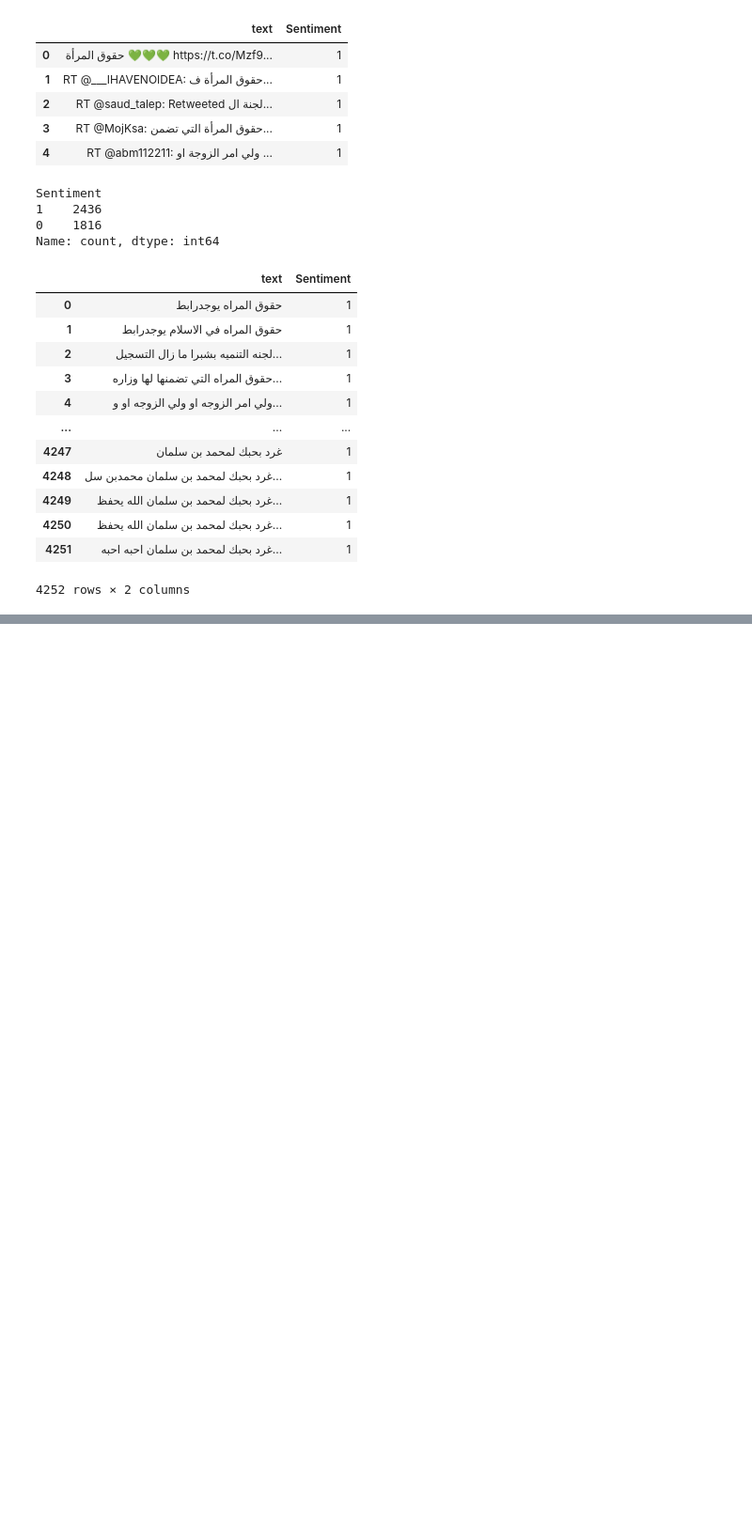
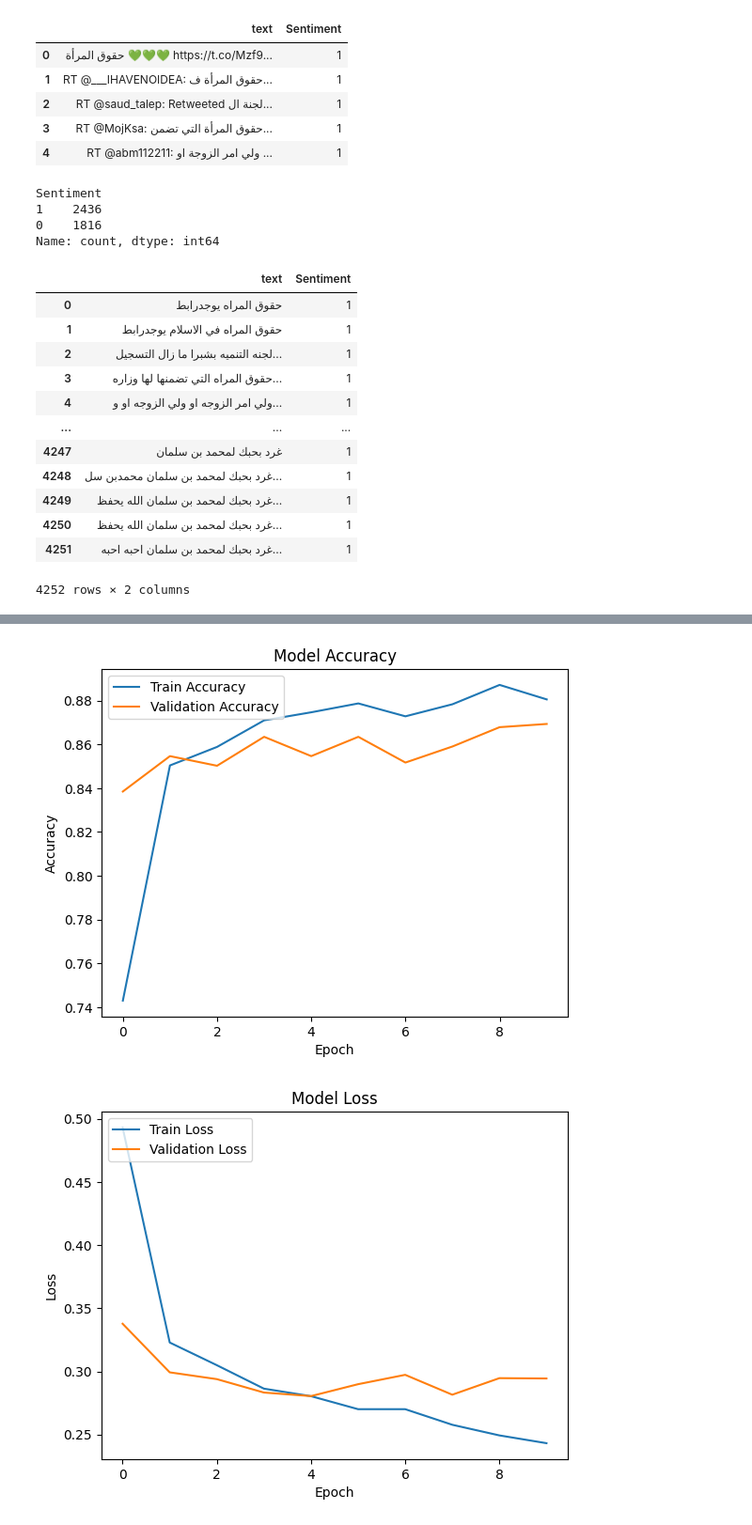
Before and after one commit to shaaleissa/Data-Mining-Project, a Jupyter notebook: FOR DS/the_model_for_hneen.ipynb, the cells around one changed output, grey strips where cells are left out. Shown at 94% size. Cells and saved outputs as stored; diff of their text form; code cells hidden in the pictures; blank space fills up the shorter version.

```diff
--- a/FOR DS/the_model_for_hneen.ipynb
+++ b/FOR DS/the_model_for_hneen.ipynb
@@ -134,0 +183,59 @@ Test Loss: 0.7130410075187683, Test Accuracy: 0.8777908086776733
+# %%
+# Create a new tokenizer with only the most important words
+important_words = [word for _, word in important_features]
+tokenizer = Tokenizer(num_words=len(important_words))
+tokenizer.fit_on_texts(important_words)
+
+# Apply this new tokenizer to your text data
+sequences = tokenizer.texts_to_sequences(df_train['tokenized_text'])
+data_padded = pad_sequences(sequences, maxlen=max_len)
+
+# Continue with your existing LSTM model setup
+# %%
+from tensorflow.keras.utils import to_categorical
+
+# Pad the sequences to ensure uniform input size
+data_padded = pad_sequences(sequences, maxlen=max_len)
+
+# Re-encode the labels since we are redefining our input
+label_encoder = LabelEncoder()
+data_labels = label_encoder.fit_transform(df_train['Sentiment'])
+data_labels = to_categorical(data_labels)
+
+# Perform train-test split again
+X_train, X_test, y_train, y_test = train_test_split(data_padded, data_labels, test_size=0.2, random_state=123)
+X_train, X_val, y_train, y_val = train_test_split(X_train, y_train, test_size=0.2, random_state=123)
+
+# Define the LSTM model architecture
+LSTMmodel1 = Sequential()
+LSTMmodel1.add(Embedding(len(important_words), embedding_dim))  # Use the length of important_words for vocab size
+LSTMmodel1.add(LSTM(lstm_units))
+LSTMmodel1.add(Dense(2, activation='sigmoid'))  # Output layer for two classes
+
+# Compile the model
+LSTMmodel1.compile(optimizer='adam', loss='categorical_crossentropy', metrics=['accuracy'])
+
+# Train the LSTM model
+history = LSTMmodel1.fit(X_train, y_train, batch_size=32, epochs=10, validation_data=(X_val, y_val))
+
+# Evaluate the model
+loss, accuracy = LSTMmodel1.evaluate(X_test, y_test)
+print(f'Test Loss: {loss}, Test Accuracy: {accuracy}')
+
+# Optionally, plot training history
+plt.plot(history.history['accuracy'], label='Train Accuracy')
+plt.plot(history.history['val_accuracy'], label='Validation Accuracy')
+plt.title('Model Accuracy')
+plt.ylabel('Accuracy')
+plt.xlabel('Epoch')
+plt.legend(loc='upper left')
+plt.show()
+
+plt.plot(history.history['loss'], label='Train Loss')
+plt.plot(history.history['val_loss'], label='Validation Loss')
+plt.title('Model Loss')
+plt.ylabel('Loss')
+plt.xlabel('Epoch')
+plt.legend(loc='upper left')
+plt.show()
+# %% [output]
@@ -134,0 +259,2 @@ Test Loss: 0.7130410075187683, Test Accuracy: 0.8777908086776733
+[figure, added]
+[figure, added]
```
Also changed, not shown: parts of 6 cells of this notebook.
